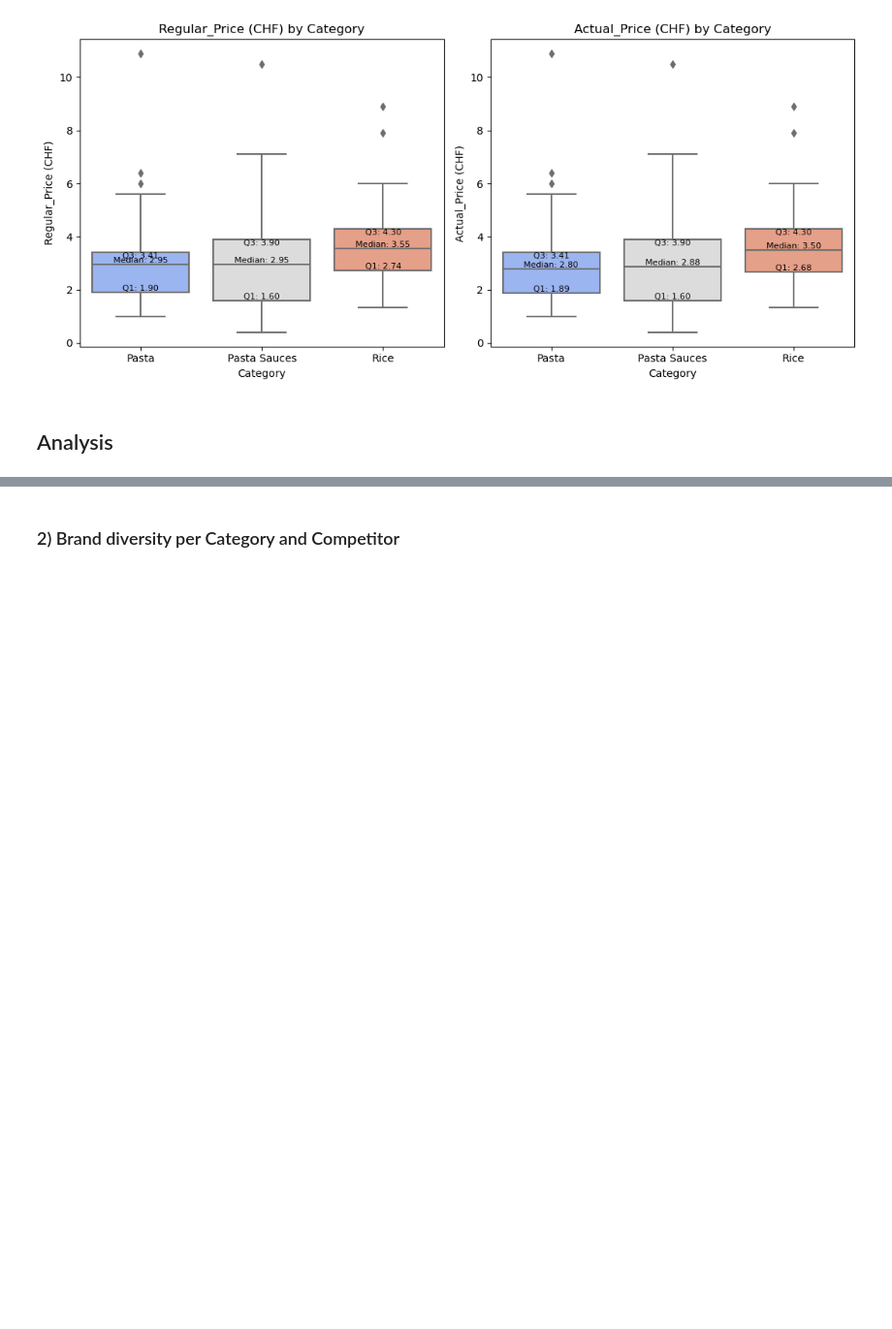
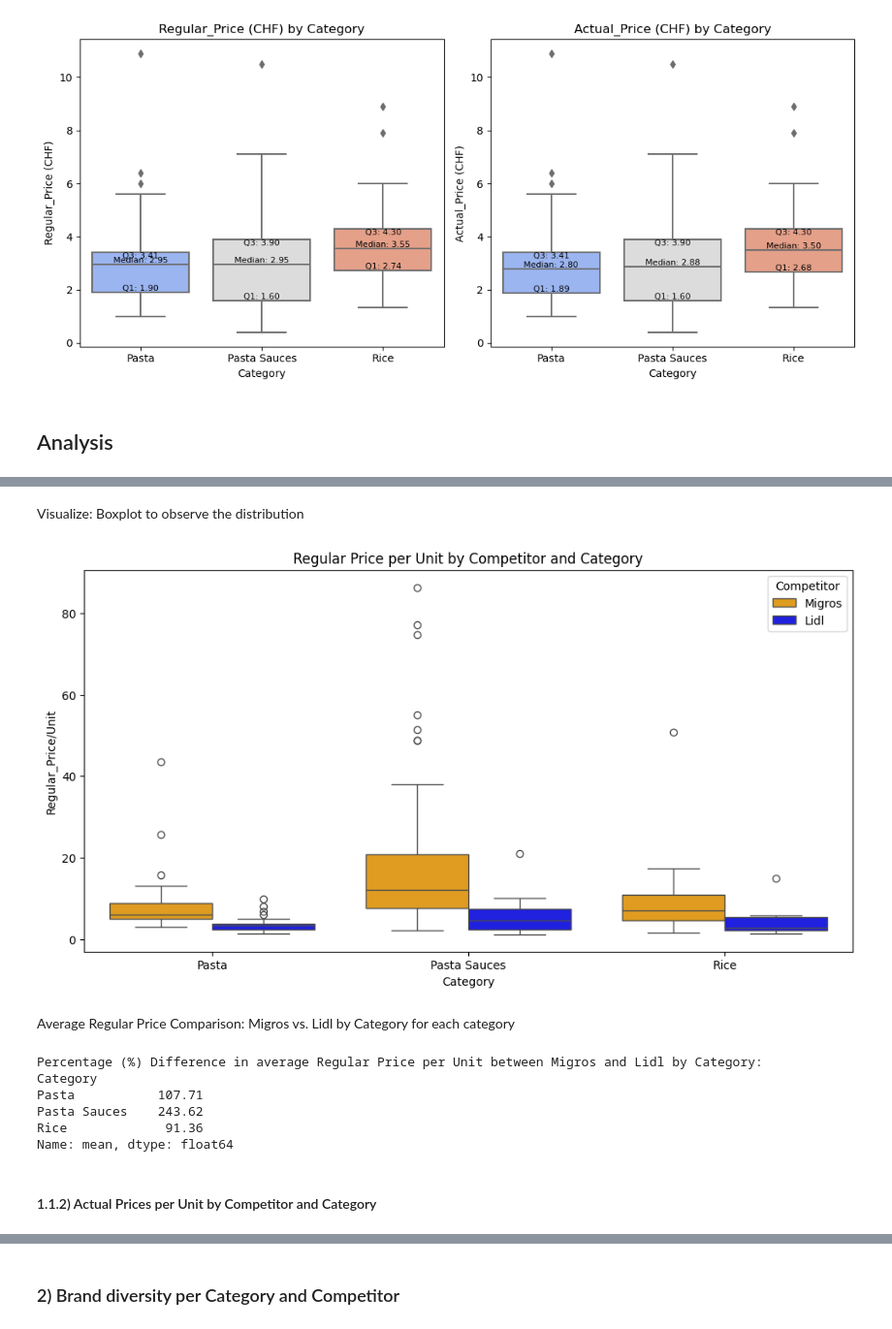
Before and after one commit to martdiazicloud/CIP_AS2024, a Jupyter notebook: Data_Analysis_Group_Work/Data_Analysis_G03.ipynb, the cells around one changed output, grey strips where cells are left out. Shown: that part at 97% size. Saved outputs shown, nothing was run; the diff lists cells and outputs as text; code cells hidden in the pictures; blank space fills up the shorter version.

Commit message:
price cometitiveness

```diff
--- a/Data_Analysis_Group_Work/Data_Analysis_G03.ipynb
+++ b/Data_Analysis_Group_Work/Data_Analysis_G03.ipynb
@@ -135,0 +157,33 @@ plt.show()
+# %% [markdown]
+Visualize: Boxplot to observe the distribution
+# %%
+# Create boxplot for Regular Price per Unit by competitor and category
+plt.figure(figsize=(12, 6))  # Set up the figure size to ensure the plot is large enough for readability
+
+# Create the boxplot defining x, y and color
+sns.boxplot(data=df, x='Category', y='Regular_Price/Unit', hue='Competitor', palette={"Migros": "orange", "Lidl": "blue"})
+# Set a title and add legend
+plt.title('Regular Price per Unit by Competitor and Category') #Set title
+plt.legend(title='Competitor')  #add legend
+plt.show()
+# %% [output]
+[figure, added]
+# %% [markdown]
+Average Regular Price Comparison: Migros vs. Lidl by Category for each category
+# %%
+# Calculate the percentage difference in mean Regular_Price/Unit between Migros and Lidl for each category
+price_difference = regular_price_summary.loc['Migros', 'mean'] - regular_price_summary.loc['Lidl', 'mean']
+percentage_difference = (price_difference / regular_price_summary.loc['Lidl', 'mean']) * 100
+
+# Display the percentage difference
+print("Percentage (%) Difference in Mean Regular Price per Unit (Migros vs. Lidl) by Category:")
+print(percentage_difference.round(2))
+# %% [output]
+Percentage (%) Difference in average Regular Price per Unit between Migros and Lidl by Category:
+Category
+Pasta           107.71
+Pasta Sauces    243.62
+Rice             91.36
+Name: mean, dtype: float64
+# %% [markdown]
+#### 1.1.2) Actual Prices per Unit by Competitor and Category
```
Also changed, not shown: parts of 25 cells of this notebook.
